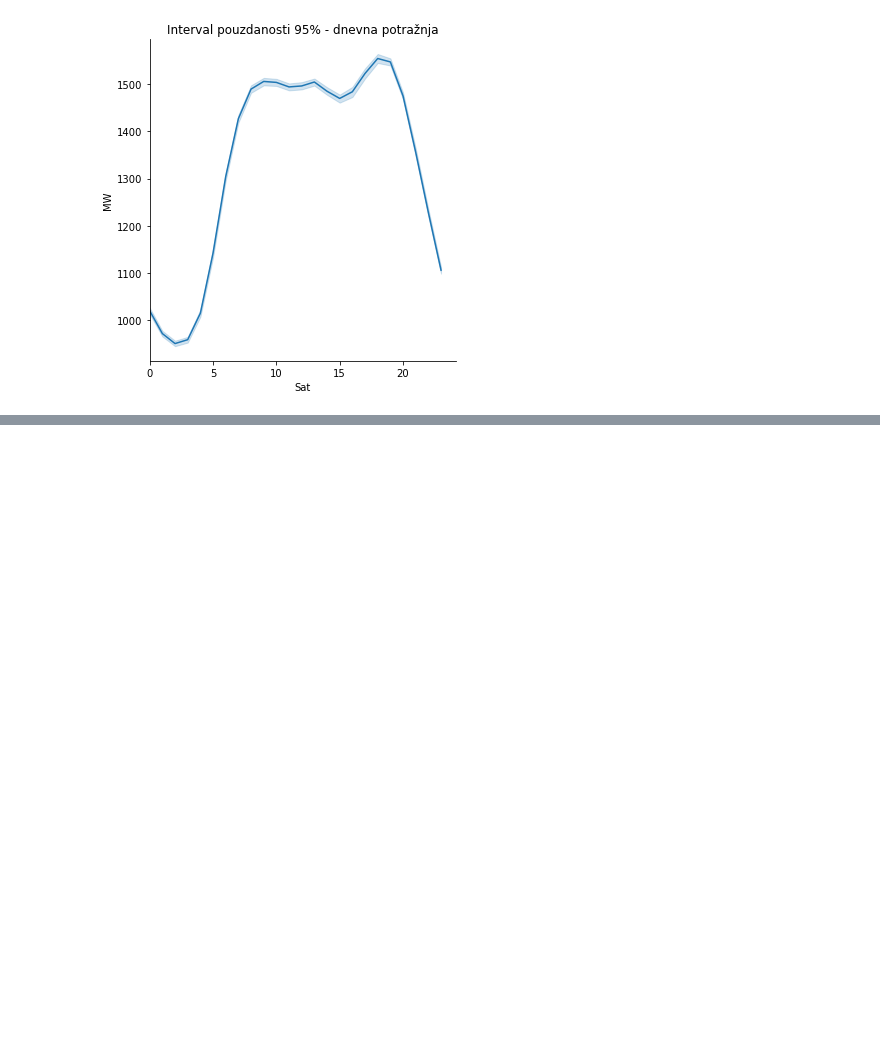
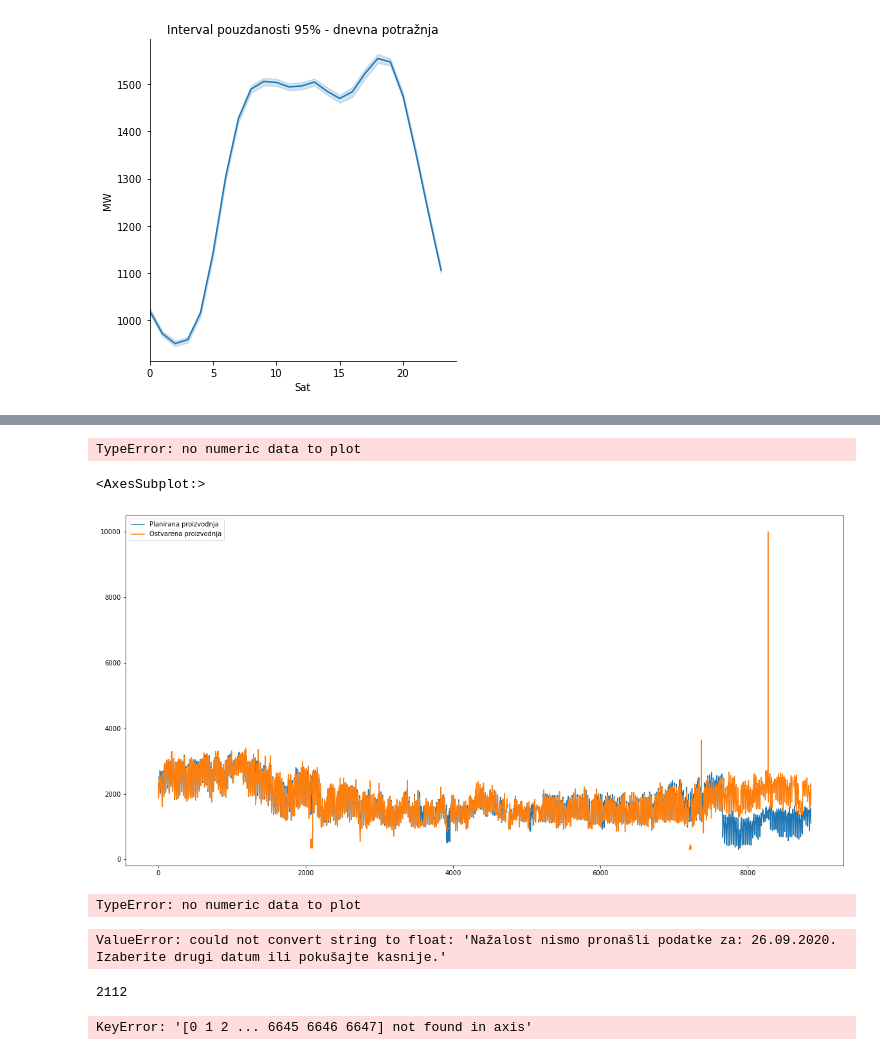
Before and after one commit to ehlimana/Electricity-analysis, a Jupyter notebook: Elec_load_profile_2015_16_17_18_19.ipynb, the cells around one changed output, grey strips where cells are left out. Cells and saved outputs as stored; diff of their text form; code cells hidden in the pictures; blank space fills up the shorter version.

```diff
--- a/Elec_load_profile_2015_16_17_18_19.ipynb
+++ b/Elec_load_profile_2015_16_17_18_19.ipynb
@@ -410,0 +499,3 @@ Text(-2.700000000000003, 0.5, 'MW')
+# %%
+file_NOS_2021=pd.read_excel("NOS_BiH_2021.xlsx",header=0,sheet_name=0)#taabela modifikovana u excelu sa  date index
+file_NOS_2020=pd.read_excel("NOS_BiH_2020.xlsx",header=0,sheet_name=0)#taabela modifikovana u excelu sa  date index
@@ -410,0 +518,3 @@ Text(-2.700000000000003, 0.5, 'MW')
+# %%
+file_NOS_2021=file_NOS_2021.assign(Mjesec=pd.to_datetime(file_NOS_2021["Date"]).dt.month)
+file_NOS_2020=file_NOS_2020.assign(Mjesec=pd.to_datetime(file_NOS_2020["Date"]).dt.month)
@@ -410,0 +537,18 @@ Text(-2.700000000000003, 0.5, 'MW')
+# %%
+file_NOS_2020[["Planirana proizvodnja",'Ostvarena proizvodnja']].plot(figsize=(20,10))
+# %% [output]
+TypeError: no numeric data to plot
+# %%
+file_NOS_2021[["Planirana proizvodnja",'Ostvarena proizvodnja']].plot(figsize=(20,10))
+# %% [output]
+<AxesSubplot:>
+[figure, added]
+# %%
+file_NOS_2020["Planirana proizvodnja"].plot()
+# %% [output]
+TypeError: no numeric data to plot
+# %%
+file_NOS_2020[['Planirana potrošnja', 'Ostvarena potrošnja']].astype(float).plot(figsize=(20,10))
+file_NOS_2021[['Planirana potrošnja', 'Ostvarena potrošnja']].plot(figsize=(20,10))
+# %% [output]
+ValueError: could not convert string to float: 'Nažalost nismo pronašli podatke za: 26.09.2020. Izaberite drugi datum ili pokušajte kasnije.'
@@ -410,0 +557,8 @@ Text(-2.700000000000003, 0.5, 'MW')
+# %%
+88*24
+# %% [output]
+2112
+# %%
+create_data_range=create_data_range.drop(num_rows)
+# %% [output]
+KeyError: '[0 1 2 ... 6645 6646 6647] not found in axis'
```
Also changed, not shown: parts of 17 cells of this notebook, 8 other files.
